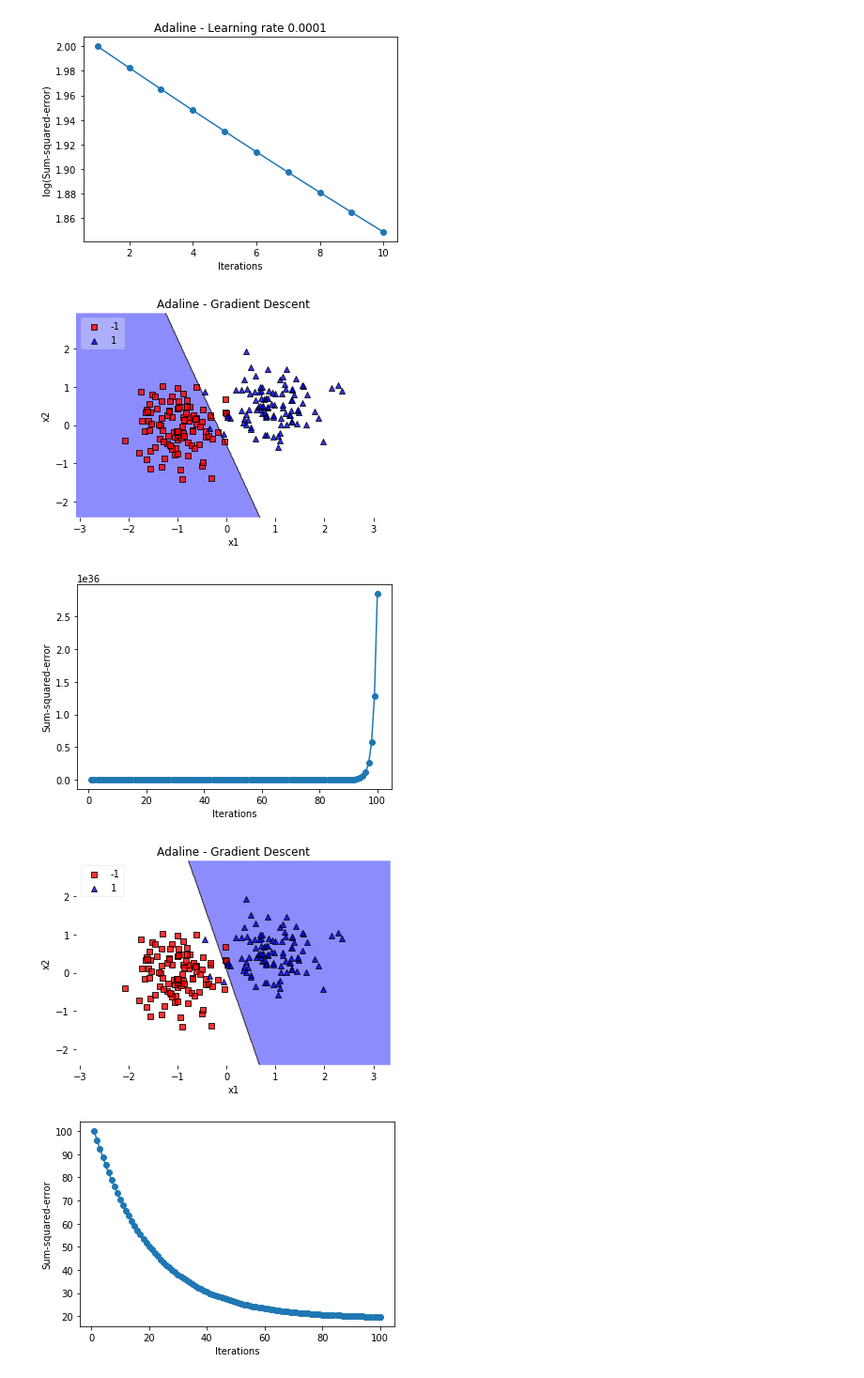
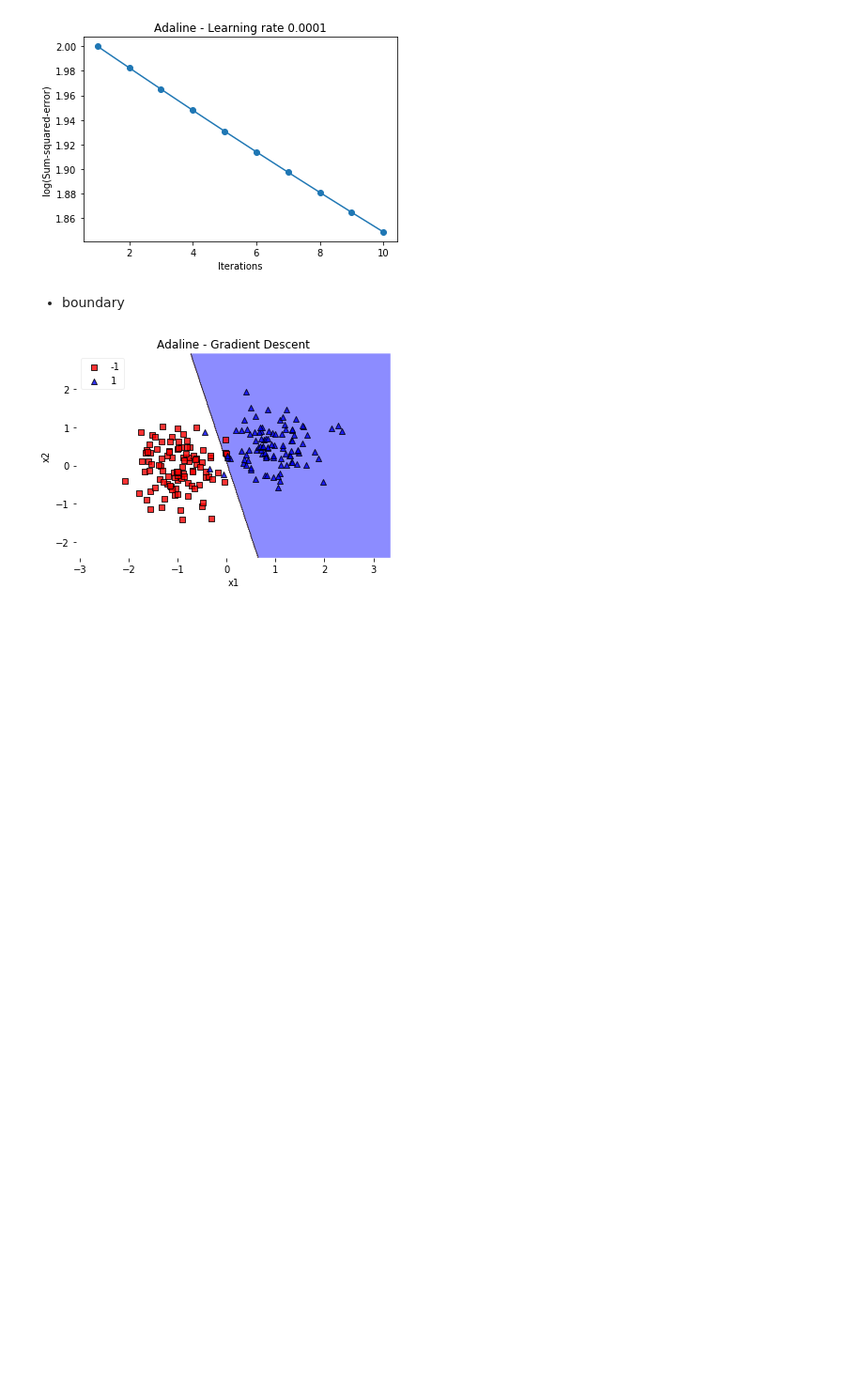
Before and after one commit to physics31415926/DD2437_ANN, a Jupyter notebook: Lab1/3_1.ipynb, the cells around one changed output. Shown: that part at 94% size. Saved outputs shown, nothing was run; the diff lists cells and outputs as text; code cells hidden in the pictures; blank space fills up the shorter version.

```diff
--- a/Lab1/3_1.ipynb
+++ b/Lab1/3_1.ipynb
@@ -68,7 +73,7 @@ class Perceptron(object):
 X = inputs
 y = targets
 EPOCH =20
-eta=0.1
+eta=0.01
 ppn = Perceptron(epochs=EPOCH, eta=eta)
 ppn.train(X, y)
 plot_decision_regions(X, y, clf=ppn,legend=2,colors='red,blue')
@@ -83,8 +89,10 @@ plt.show()
 # %%
-for eta in [0.01,0.0001]:
+for eta in [0.01,0.001,0.0001]:
+    ppn = Perceptron(epochs=EPOCH, eta=eta)
+    ppn.train(X, y)
     plt.plot(range(1, len(ppn.errors_)+1), ppn.errors_, marker='o')
     plt.xlabel('Iterations')
     plt.ylabel('Misclassifications')
-    plt.title("eta="+str(eta))
+    plt.title("Perceptron_eta="+str(eta))
     plt.savefig('imgs/perceptron_converge_eta{}.png'.format(str(eta)))
     plt.show()
@@ -131,17 +145,16 @@ for eta in [0.01,0.0001]:
 # %% [output]
 [figure]
 [figure]
+# %% [markdown]
+* boundary
 # %%
-ada = AdalineGD(epochs=20, eta=eta)
+ada = AdalineGD(epochs=20, eta=0.001)
 ada.train(X, y)
 plot_decision_regions(X, y, clf=ada,legend=2,colors='red,blue')
 plt.title('Adaline - Gradient Descent')
 plt.xlabel('x1')
 plt.ylabel('x2')
 plt.savefig('imgs/delta_eta{}.png'.format(str(eta)))
 plt.show()
 # %% [output]
-[figure, old version]
+[figure, new version]
-[figure, removed]
-[figure, removed]
-[figure, removed]
```
Also changed, not shown: parts of 13 cells of this notebook, 8 other files.
